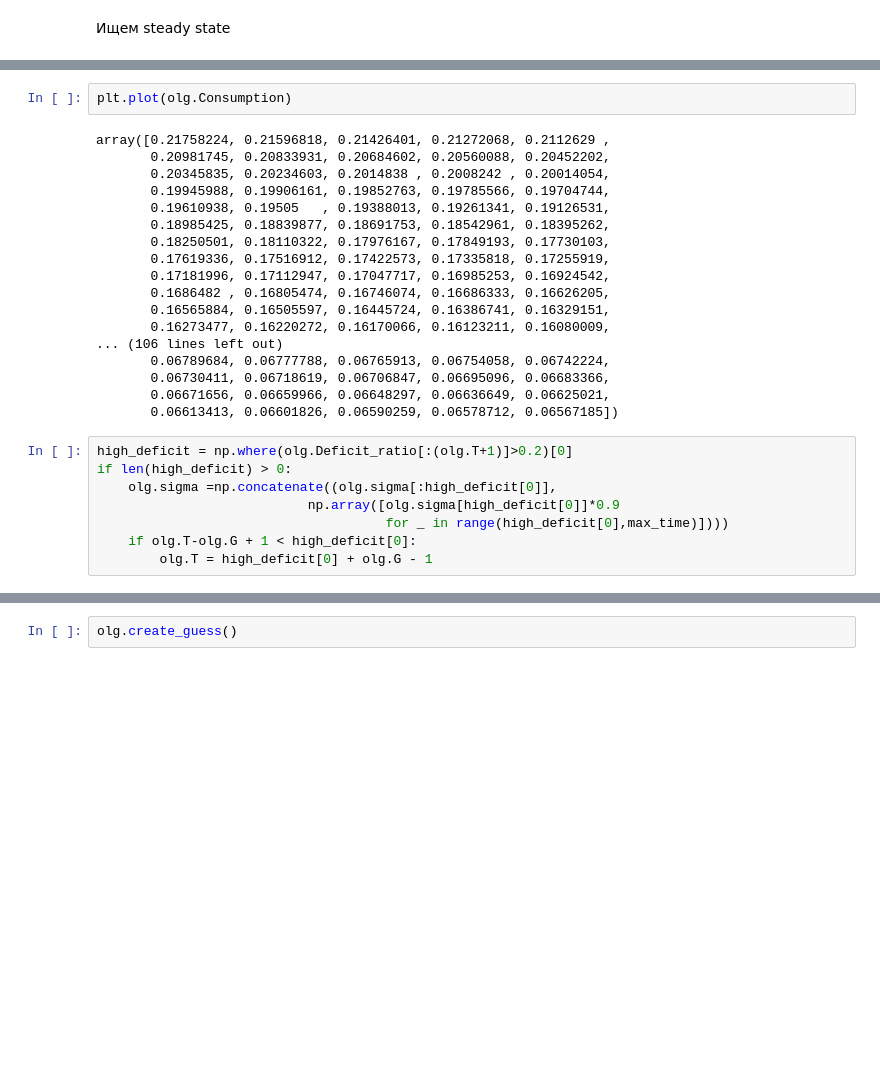
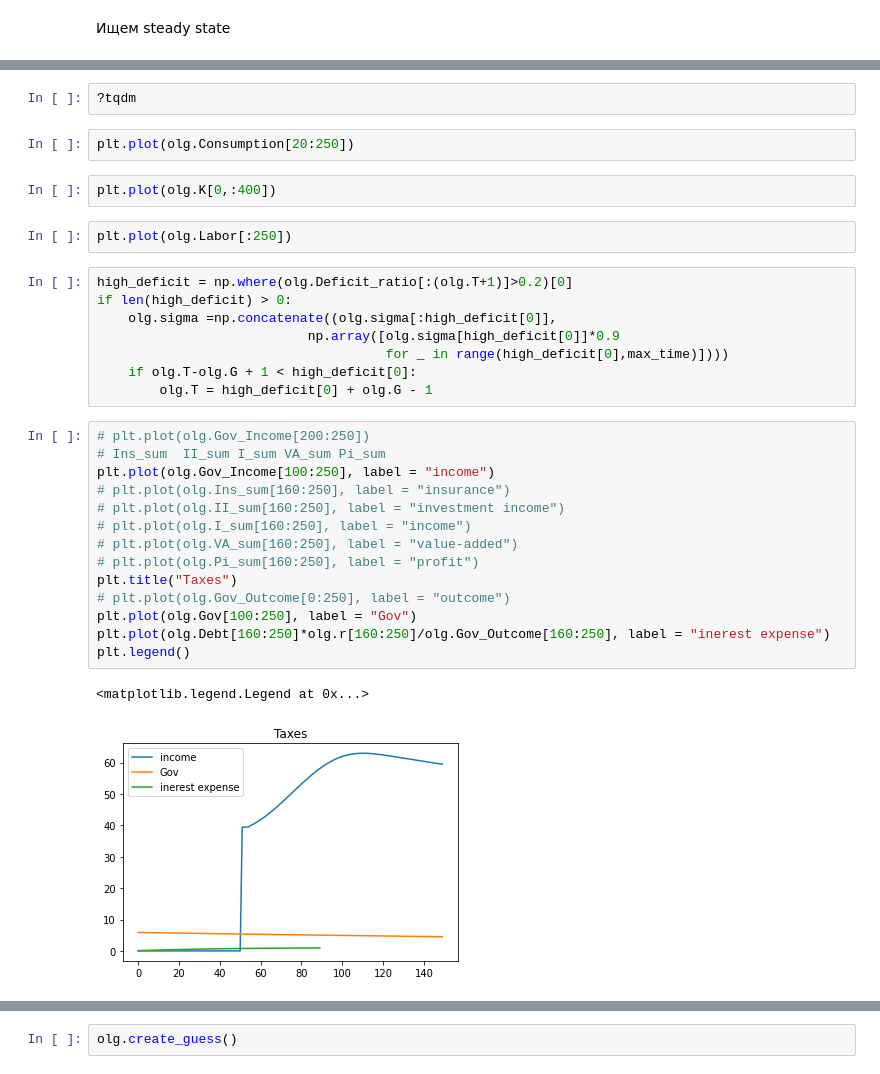
Before and after one commit to mkhlgrv/olg, a Jupyter notebook: steady_state.ipynb, the cells around one changed output, grey strips where cells are left out. Cells and saved outputs as stored; diff of their text form; blank space fills up the shorter version.

```diff
--- a/steady_state.ipynb
+++ b/steady_state.ipynb
@@ -600,23 +650,11 @@ KeyboardInterrupt:
+# %%
+?tqdm
 # %%
-plt.plot(olg.Consumption)
+plt.plot(olg.Consumption[20:250])
-# %% [output]
-array([0.21758224, 0.21596818, 0.21426401, 0.21272068, 0.2112629 ,
-       0.20981745, 0.20833931, 0.20684602, 0.20560088, 0.20452202,
-       0.20345835, 0.20234603, 0.2014838 , 0.2008242 , 0.20014054,
-       0.19945988, 0.19906161, 0.19852763, 0.19785566, 0.19704744,
-       0.19610938, 0.19505   , 0.19388013, 0.19261341, 0.19126531,
-       0.18985425, 0.18839877, 0.18691753, 0.18542961, 0.18395262,
-       0.18250501, 0.18110322, 0.17976167, 0.17849193, 0.17730103,
-       0.17619336, 0.17516912, 0.17422573, 0.17335818, 0.17255919,
-       0.17181996, 0.17112947, 0.17047717, 0.16985253, 0.16924542,
-       0.1686482 , 0.16805474, 0.16746074, 0.16686333, 0.16626205,
-       0.16565884, 0.16505597, 0.16445724, 0.16386741, 0.16329151,
-       0.16273477, 0.16220272, 0.16170066, 0.16123211, 0.16080009,
-... (106 lines left out)
-       0.06789684, 0.06777788, 0.06765913, 0.06754058, 0.06742224,
-       0.06730411, 0.06718619, 0.06706847, 0.06695096, 0.06683366,
-       0.06671656, 0.06659966, 0.06648297, 0.06636649, 0.06625021,
-       0.06613413, 0.06601826, 0.06590259, 0.06578712, 0.06567185])
+# %%
+plt.plot(olg.K[0,:400])
+# %%
+plt.plot(olg.Labor[:250])
 # %%
 high_deficit = np.where(olg.Deficit_ratio[:(olg.T+1)]>0.2)[0]
 if len(high_deficit) > 0:
@@ -625,3 +663,20 @@ if len(high_deficit) > 0:
                                      for _ in range(high_deficit[0],max_time)])))
     if olg.T-olg.G + 1 < high_deficit[0]:
         olg.T = high_deficit[0] + olg.G - 1
+# %%
+# plt.plot(olg.Gov_Income[200:250])
+# Ins_sum  II_sum I_sum VA_sum Pi_sum
+plt.plot(olg.Gov_Income[100:250], label = "income")
+# plt.plot(olg.Ins_sum[160:250], label = "insurance")
+# plt.plot(olg.II_sum[160:250], label = "investment income")
+# plt.plot(olg.I_sum[160:250], label = "income")
+# plt.plot(olg.VA_sum[160:250], label = "value-added")
+# plt.plot(olg.Pi_sum[160:250], label = "profit")
+plt.title("Taxes")
+# plt.plot(olg.Gov_Outcome[0:250], label = "outcome")
+plt.plot(olg.Gov[100:250], label = "Gov")
+plt.plot(olg.Debt[160:250]*olg.r[160:250]/olg.Gov_Outcome[160:250], label = "inerest expense")
+plt.legend()
+# %% [output]
+<matplotlib.legend.Legend at 0x...>
+[figure, added]
```
Also changed, not shown: parts of 24 cells of this notebook.
